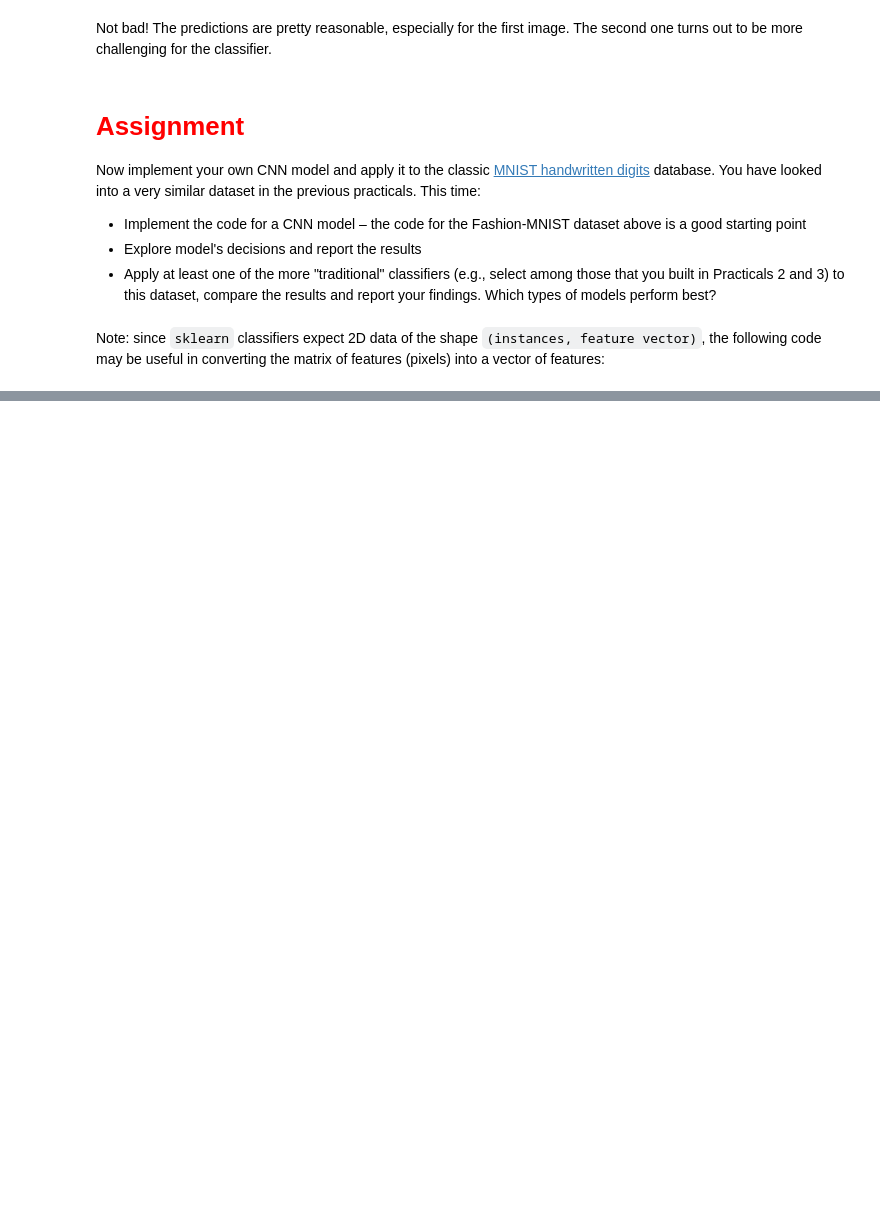
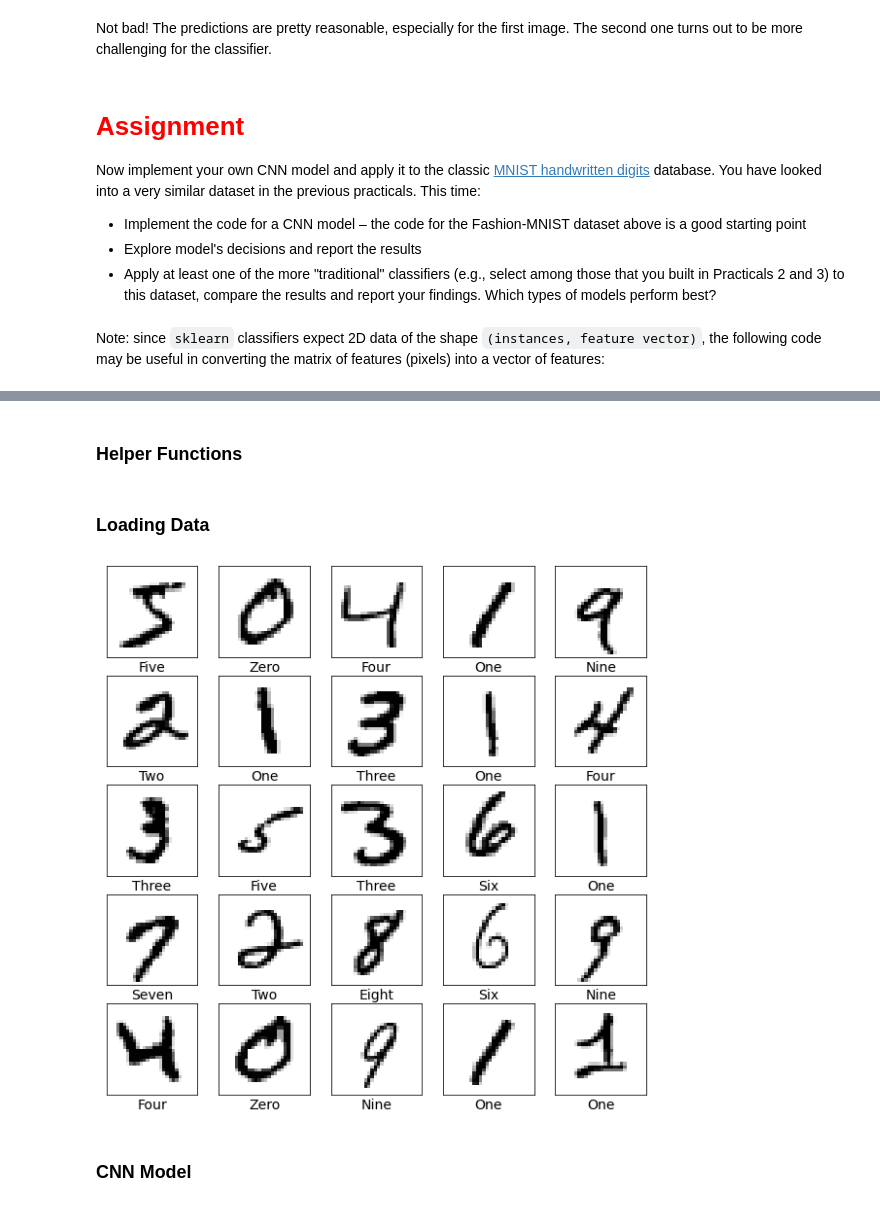
Before and after one commit to jayrabjohns/convolution-neural-networks, a Jupyter notebook: Practical6.ipynb, the cells around one changed output, grey strips where cells are left out. Saved outputs shown, nothing was run; the diff lists cells and outputs as text; code cells hidden in the pictures; blank space fills up the shorter version.

```diff
--- a/Practical6.ipynb
+++ b/Practical6.ipynb
@@ -301,14 +371,14 @@ model = keras.models.Sequential([
     DefaultConv2D(filters=64, kernel_size=7, input_shape=[28, 28, 1]),
     keras.layers.MaxPooling2D(pool_size=2),
     DefaultConv2D(filters=128),
-    DefaultConv2D(filters=128),
-    keras.layers.MaxPooling2D(pool_size=2),
-    DefaultConv2D(filters=256),
-    DefaultConv2D(filters=256),
+    # DefaultConv2D(filters=128),
+    # keras.layers.MaxPooling2D(pool_size=2),
+    # DefaultConv2D(filters=256),
+    # DefaultConv2D(filters=256),
     keras.layers.MaxPooling2D(pool_size=2),
     keras.layers.Flatten(),
-    keras.layers.Dense(units=128, activation='relu'),
-    keras.layers.Dropout(0.5),
+    # keras.layers.Dense(units=128, activation='relu'),
+    # keras.layers.Dropout(0.5),
     keras.layers.Dense(units=64, activation='relu'),
     keras.layers.Dropout(0.5),
     keras.layers.Dense(units=10, activation='softmax'),
@@ -421,0 +574,2 @@ X_train_flat.shape
+# %% [markdown]
+### Helper Functions
@@ -421,0 +606,27 @@ X_train_flat.shape
+# %% [markdown]
+### Loading Data
+# %%
+(X_train_full, y_train_full), (X_test, y_test) = tf.keras.datasets.mnist.load_data(path="mnist.npz")
+X_train, X_valid = X_train_full[:-5000], X_train_full[-5000:]
+y_train, y_valid = y_train_full[:-5000], y_train_full[-5000:]
+
+test_images = X_test
+
+X_train = X_train / 255.0
+X_valid = X_valid / 255.0
+X_test  = X_test  / 255.0
+# %%
+class_names = ['Zero', 'One', 'Two', 'Three', 'Four',
+               'Five', 'Six', 'Seven', 'Eight', 'Nine']
+
+plt.figure(figsize=(10,10))
+for i in range(25):
+    plt.subplot(5,5,i+1)
+    plt.xticks([])
+    plt.yticks([])
+    plt.grid(False)
+    plt.imshow(X_train[i], cmap=plt.cm.binary)
+    plt.xlabel(class_names[y_train[i]])
+plt.show()
+# %% [output]
+[figure, added]
@@ -421,0 +647,2 @@ X_train_flat.shape
+# %% [markdown]
+### CNN Model
```
Also changed, not shown: parts of 51 cells of this notebook.
